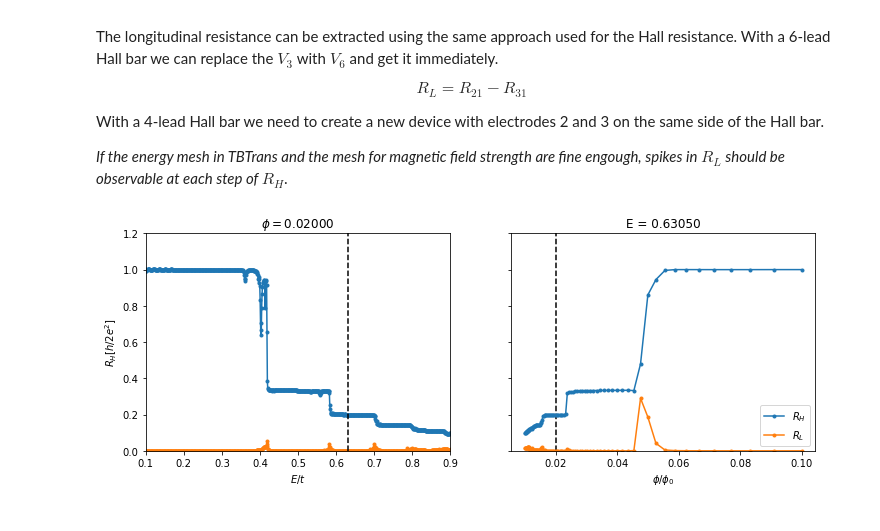
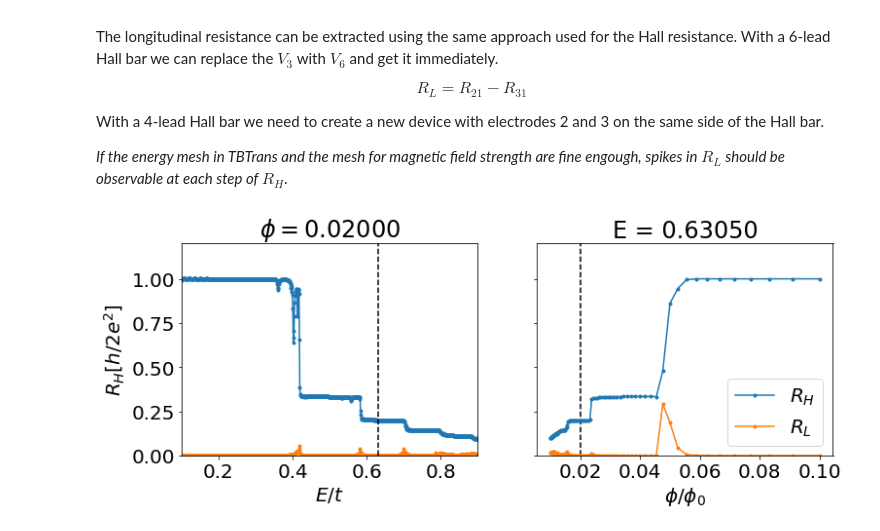
Before and after one commit to nils-wittemeier/TopoToolsSiesta, a Jupyter notebook: Tutorials/Solution/TI_03_graphene/run.ipynb, the cells around one changed output. Drawn from its saved outputs; the diff is of its cells as text; code cells hidden in the pictures.

Commit message:
Fix small error in solution of TI_03 with graphene

```diff
--- a/Tutorials/Solution/TI_03_graphene/run.ipynb
+++ b/Tutorials/Solution/TI_03_graphene/run.ipynb
@@ -356,28 +356,28 @@ elif nEl == 4:
 # %%
 # Plot the results
 E_idx = 630
 phi_idx = 40
-# plt.rcParams.update({'font.size':20})
+plt.rcParams.update({'font.size':20})
 fig, axs = plt.subplots(1,2, sharey=True, figsize=(12,4))
 axs[0].set_title('$\phi = {:.5f}$'.format(1/rec_phis[phi_idx]))
 axs[0].plot(E, RH[phi_idx,:], '.-', label='$R_{H}$')
 axs[0].plot(E, RL[phi_idx,:], '.-', label='$R_{L}$')
 axs[0].axvline(x=E[E_idx], ls='--', c='k')
 axs[0].set_ylim(0,1.2)
 axs[0].set_xlim(0.1,0.9)
 axs[1].set_title(f'E = {E[E_idx]:.5f}')
 axs[1].axvline(x=1/rec_phis[phi_idx], ls='--', c='k')
 axs[1].plot(1/rec_phis, RH[:,E_idx], '.-', label='$R_{H}$')
 axs[1].plot(1/rec_phis, RL[:,E_idx], '.-', label='$R_{L}$')
 
 # secax = axs[1].secondary_yaxis('right')#, functions=(lambda y: 0.1*y, lambda y: 10*y))
 
 axs[0].set_ylabel(r'$R_H \left[h/2e^2\right]$')
 axs[0].set_xlabel('$E/t$')
 axs[1].set_xlabel('$\phi/\phi_0$')
 # secax.set_ylabel(r'$R_L \left[h/2e^2\right]$')
 
 axs[1].legend()
 plt.show()
 # %% [output]
-[figure, old version]
+[figure, new version]
```
